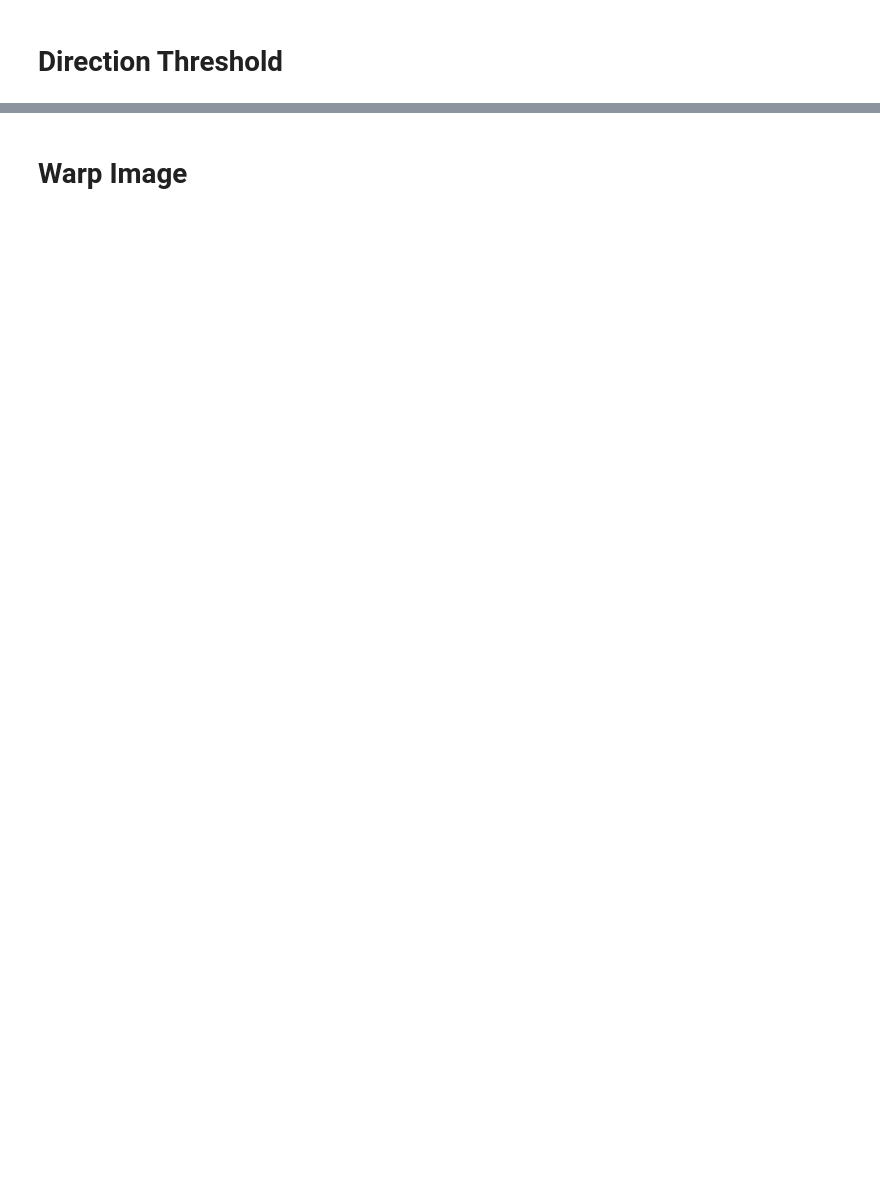
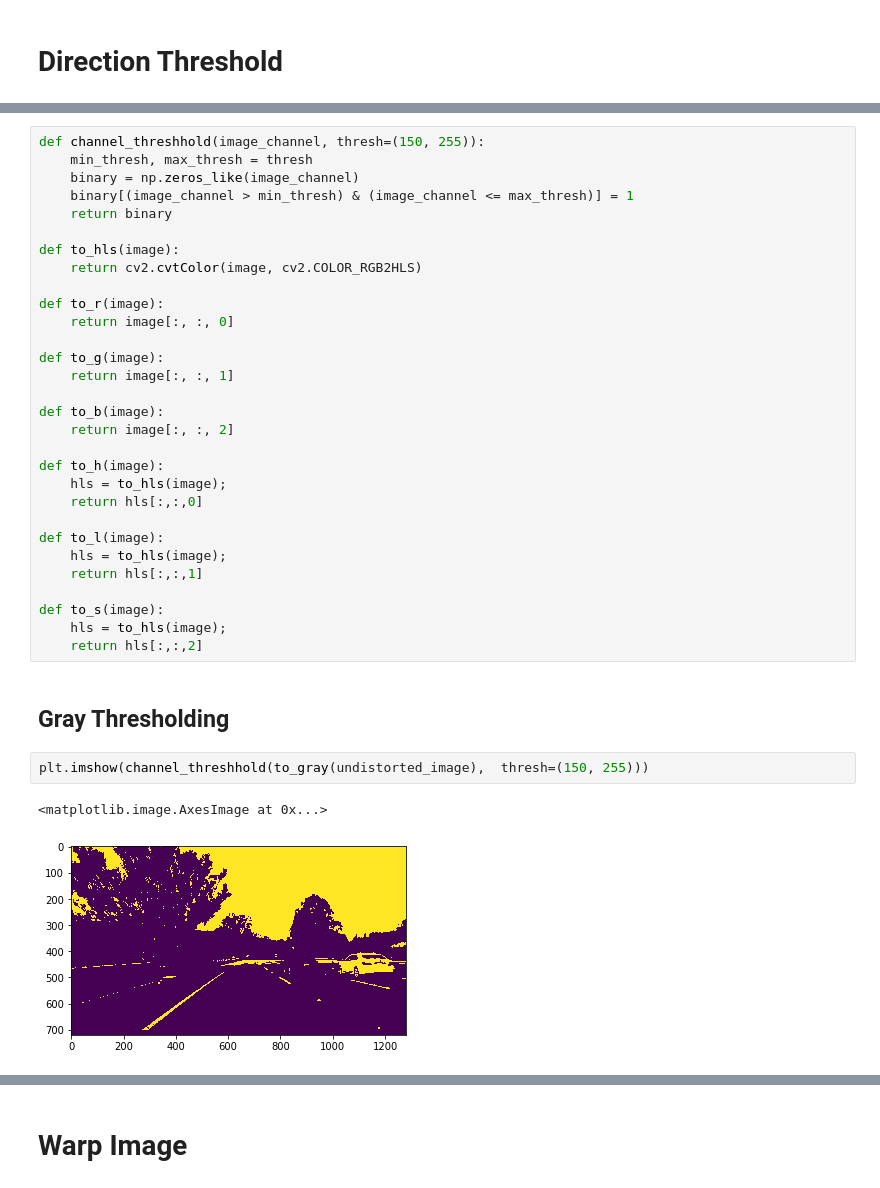
Before and after one commit to YuxiBupt/CarND-Advanced-Lane-Lines, a Jupyter notebook: Avanced-Lane-Finding.ipynb, the cells around one changed output, grey strips where cells are left out. Saved outputs shown, nothing was run; the diff lists cells and outputs as text; blank space fills up the shorter version.

```diff
--- a/Avanced-Lane-Finding.ipynb
+++ b/Avanced-Lane-Finding.ipynb
@@ -183,0 +203,37 @@ plt.imshow(dir_gray_threshold)
+# %%
+def channel_threshhold(image_channel, thresh=(150, 255)):
+    min_thresh, max_thresh = thresh
+    binary = np.zeros_like(image_channel)
+    binary[(image_channel > min_thresh) & (image_channel <= max_thresh)] = 1
+    return binary
+
+def to_hls(image):
+    return cv2.cvtColor(image, cv2.COLOR_RGB2HLS)
+
+def to_r(image):
+    return image[:, :, 0]
+
+def to_g(image):
+    return image[:, :, 1]
+
+def to_b(image):
+    return image[:, :, 2]
+
+def to_h(image):
+    hls = to_hls(image);
+    return hls[:,:,0]
+
+def to_l(image):
+    hls = to_hls(image);
+    return hls[:,:,1]
+
+def to_s(image):
+    hls = to_hls(image);
+    return hls[:,:,2]
+# %% [markdown]
+## Gray Thresholding
+# %%
+plt.imshow(channel_threshhold(to_gray(undistorted_image),  thresh=(150, 255)))
+# %% [output]
+<matplotlib.image.AxesImage at 0x...>
+[figure, added]
```
Also changed, not shown: parts of 23 cells of this notebook.
